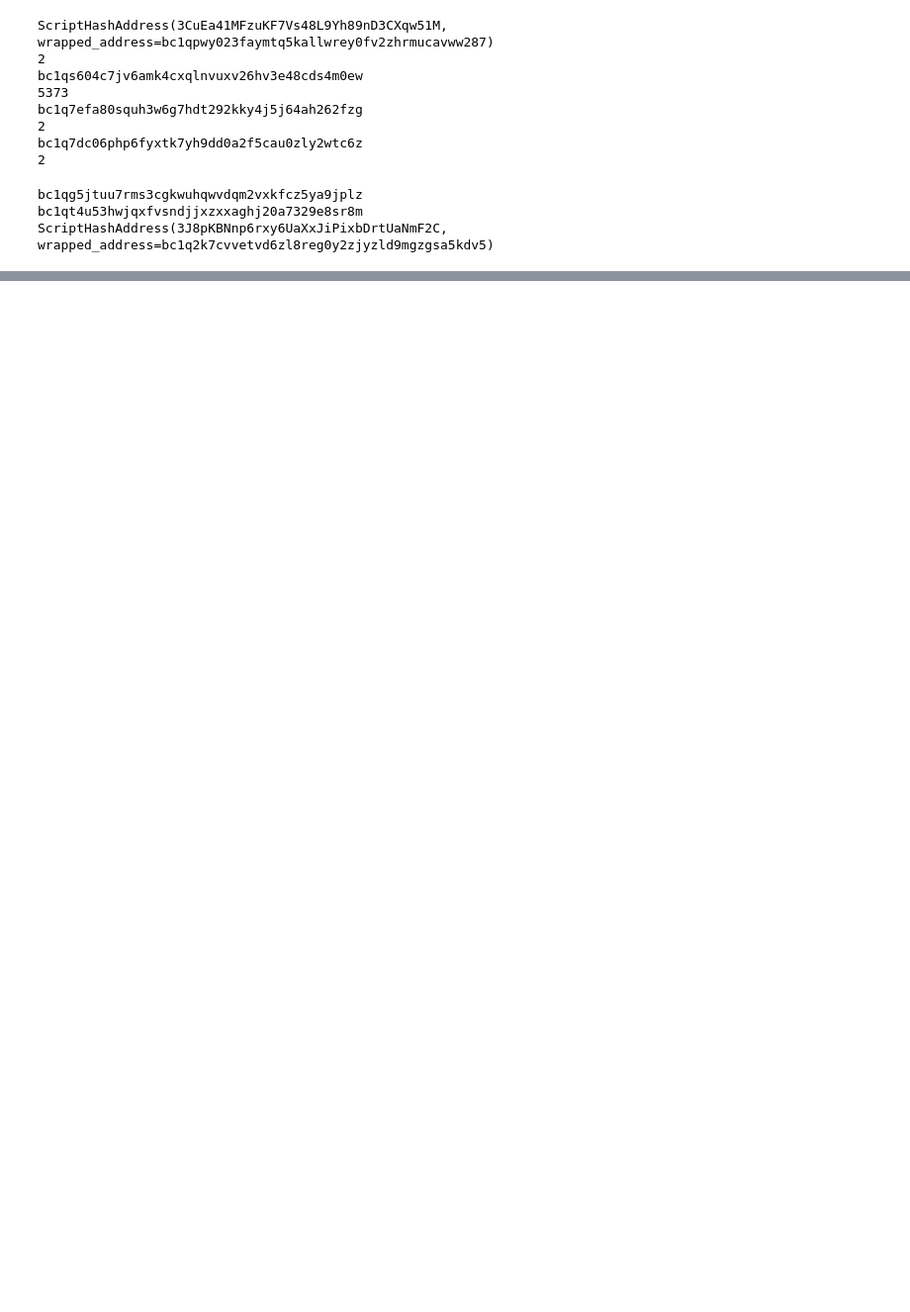
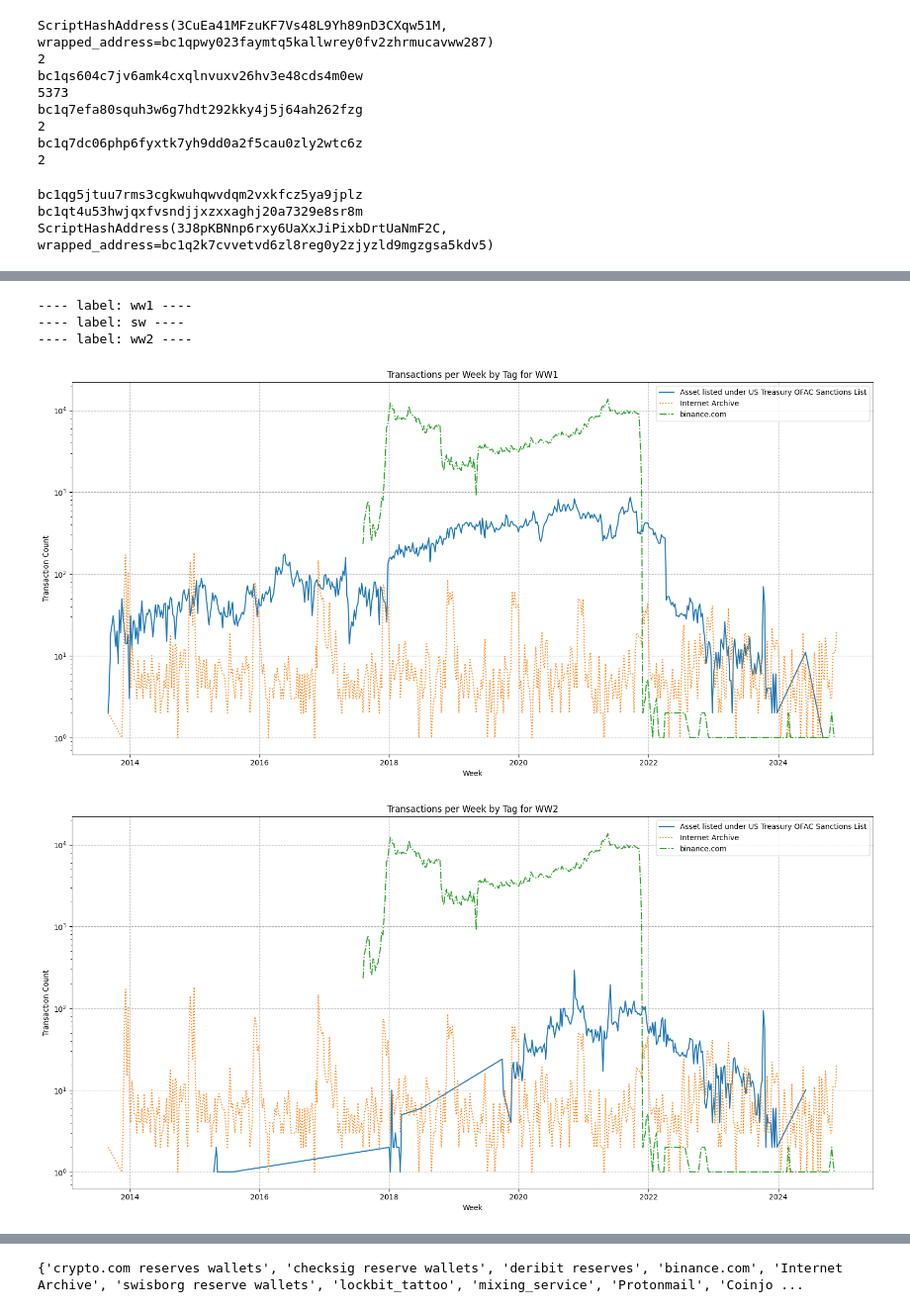
Before and after one commit to mmstanone/blocksci, a Jupyter notebook: Notebooks/Clusters.ipynb, the cells around one changed output, grey strips where cells are left out. Shown at 99% size. Drawn from its saved outputs; the diff is of its cells as text; code cells hidden in the pictures; blank space fills up the shorter version.

```diff
--- a/Notebooks/Clusters.ipynb
+++ b/Notebooks/Clusters.ipynb
@@ -396,3 +409,10 @@ print(next(iter(wp_biggest_cluster.addresses.to_list())))
 bc1qg5jtuu7rms3cgkwuhqwvdqm2vxkfcz5ya9jplz
 bc1qt4u53hwjqxfvsndjjxzxxaghj20a7329e8sr8m
 ScriptHashAddress(3J8pKBNnp6rxy6UaXxJiPixbDrtUaNmF2C, wrapped_address=bc1q2k7cvvetvd6zl8reg0y2zjyzld9mgzgsa5kdv5)
+# %%
+address: blocksci.Address
+
+for c in (ww1_largest_clusters[0], ww2_largest_clusters[0], sw_largest_clusters[0]):
+    for address in sorted(c.addresses.to_list(), key=lambda a: len(a.txes.to_list()), reverse=True):
+        print(address)
+        break
@@ -398,0 +539,65 @@ ScriptHashAddress(3J8pKBNnp6rxy6UaXxJiPixbDrtUaNmF2C, wrapped_address=bc1q2k7cvv
+# %%
+def tagged_clusters_evaluation(clusterer, label):
+    print(f"---- label: {label} ----")
+    tagged_clusters = clusterer.tagged_clusters(packs)
+
+    a: blocksci.cluster.TaggedAddress
+    notable_labels = {}
+
+    for tc in tagged_clusters:
+        ta = tc.tagged_addresses
+        for a in ta:
+            if a.tag not in notable_labels:
+                notable_labels[a.tag] = []
+            notable_labels[a.tag].append(clusterer.cluster_with_address(a.address))
+
+
+    return notable_labels
+
+def plot_label_cluster_graph_interactions(data, graph_label):
+    rows = []
+
+    for tag, clusters in data.items():
+        for cluster in clusters:
+            for tx in cluster.txes():
+                rows.append({
+                    "tag": tag,
+                    "time": tx.block_time,
+            })
+
+    df = pd.DataFrame(rows)
+    df['week'] = df['time'].dt.to_period('W').dt.start_time
+    grouped = df.groupby(['tag', 'week']).size().reset_index(name='tx_count')
+
+    # Plot the data
+    plt.figure(figsize=(16, 8))
+    for tag, ls in zip(grouped['tag'].unique(), ['-', ':', '-.']):
+        tag_data = grouped[grouped['tag'] == tag]
+        plt.plot(tag_data['week'], tag_data['tx_count'], label=tag, ls=ls)
+
+    plt.xlabel("Week")
+    plt.ylabel("Transaction Count")
+    plt.yscale('log')
+
+    plt.title(f"Transactions per Week by Tag for {graph_label}")
+    plt.legend()
+    plt.tight_layout()
+    plt.grid(ls='--')
+    plt.show()
+
+
+
+
+ww1_tagged_clusters = tagged_clusters_evaluation(ww1_clusterer, "ww1")
+sw_tagged_clusters = tagged_clusters_evaluation(wp_clusterer, "sw")
+ww2_tagged_clusters = tagged_clusters_evaluation(ww2_clusterer, "ww2")
+
+plot_label_cluster_graph_interactions(ww1_tagged_clusters, "WW1")
+plot_label_cluster_graph_interactions(ww2_tagged_clusters, "WW2")
+plot_label_cluster_graph_interactions(sw_tagged_clusters, "SW")
+# %% [output]
+---- label: ww1 ----
+---- label: sw ----
+---- label: ww2 ----
+[figure, added]
+[figure, added]
@@ -398,0 +605,4 @@ ScriptHashAddress(3J8pKBNnp6rxy6UaXxJiPixbDrtUaNmF2C, wrapped_address=bc1q2k7cvv
+# %%
+print(set(packs.values()))
+# %% [output]
+{'crypto.com reserves wallets', 'checksig reserve wallets', 'deribit reserves', 'binance.com', 'Internet Archive', 'swisborg reserve wallets', 'lockbit_tattoo', 'mixing_service', 'Protonmail', 'Coinjo ...
```
Also changed, not shown: parts of 19 cells of this notebook, 2 other files.
